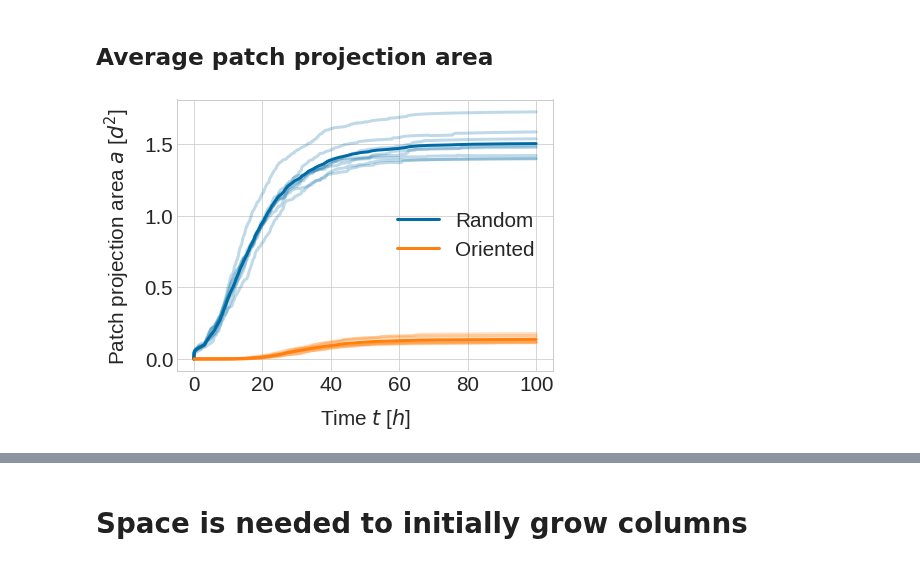
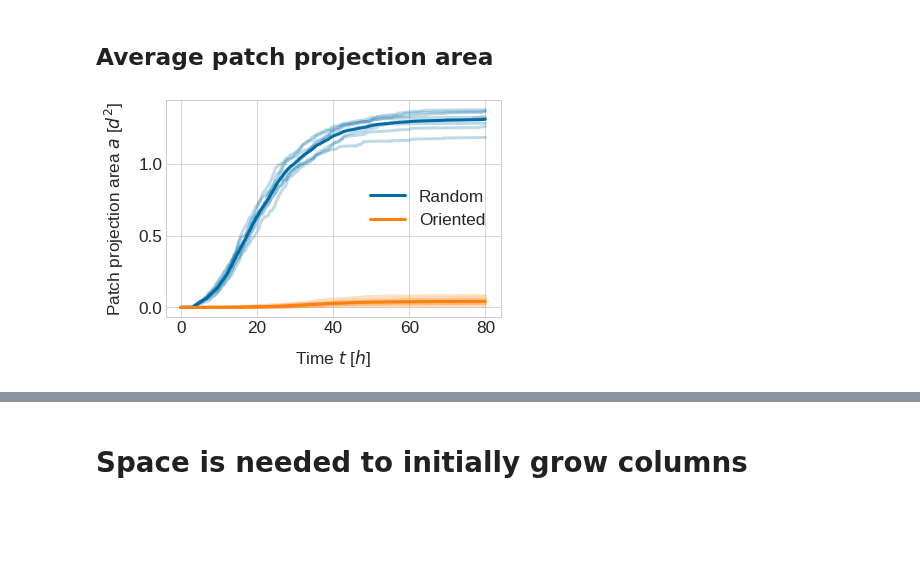
Before and after one commit to somathias/CartilageCBM, a Jupyter notebook: exp-mesenchymal_condensation_draft.ipynb, the cells around one changed output, grey strips where cells are left out. Saved outputs shown, nothing was run; the diff lists cells and outputs as text; code cells hidden in the pictures; blank space fills up the shorter version.

Commit message:
Update paraview plots

```diff
--- a/exp-mesenchymal_condensation_draft.ipynb
+++ b/exp-mesenchymal_condensation_draft.ipynb
@@ -128,8 +129,8 @@ Starting postprocessing with 2 processes
 ## Average patch projection area
 # %%
 #dir_directed = 'exp-draft/mesenchymal_condensation/continue/20200505-141629/'
-dir_directed = 'exp-draft/mesenchymal_condensation/orientation/20220223-113618/'
-dir_random = 'exp-draft/mesenchymal_condensation/orientation/20220223-120955/'
+dir_directed = 'exp-draft/mesenchymal_condensation/orientation/20220223-152730/'
+dir_random = 'exp-draft/mesenchymal_condensation/orientation/20220223-155402/'
 
 # save label-path tuple
 with open(path_to_label_files+'oriented_cd', 'w') as f:
@@ -141,31 +142,31 @@ with open(path_to_label_files+'random_cd', 'w') as f:
 # time steps are consistent across runs, so it's sufficient to load them from a single path
 times_d, coords_d = sm.read_in_data('/home/kubuntu1804/Documents/sf_simulation_results/'+dir_directed + '0/results_from_time_0/')
 
 ppa_av_d = np.zeros(times_d.shape)
 for seed in range(8):
     ppa = np.loadtxt('/home/kubuntu1804/Documents/sf_simulation_results/'+dir_directed+str(seed)+'/results_from_time_0/metrics_results/data_patch_projection_area_av.txt', dtype=float)
     plt.plot(times_d, ppa, color=defcolors[1], alpha=0.25)
     ppa_av_d += ppa
 ppa_av_d = ppa_av_d /8
 
 # time steps are consistent across runs, so it's sufficient to load them from a single path
 times_r, coords_r = sm.read_in_data('/home/kubuntu1804/Documents/sf_simulation_results/'+dir_random + '0/results_from_time_0/')
 
 ppa_av_r = np.zeros(times_r.shape)
 for seed in range(8):
     ppa = np.loadtxt('/home/kubuntu1804/Documents/sf_simulation_results/'+dir_random+str(seed)+'/results_from_time_0/metrics_results/data_patch_projection_area_av.txt', dtype=float)
     plt.plot(times_r, ppa, color=defcolors[0], alpha=0.25)
     ppa_av_r += ppa
 ppa_av_r = ppa_av_r /8
 
 
 
 plt.plot(times_r, ppa_av_r, color=defcolors[0], label='Random')
 plt.plot(times_d, ppa_av_d, color=defcolors[1], label='Oriented')
 plt.legend()
 #plt.title('distance 4.0')
 plt.xlabel('Time $t$ [$h$]')
 plt.ylabel('Patch projection area $a$ [$d^2$]')
 plt.savefig(path_to_plots+'ppa_orientation.pdf', bbox_inches='tight')
 # %% [output]
-[figure, old version]
+[figure, new version]
```
Also changed, not shown: parts of 11 cells of this notebook.
